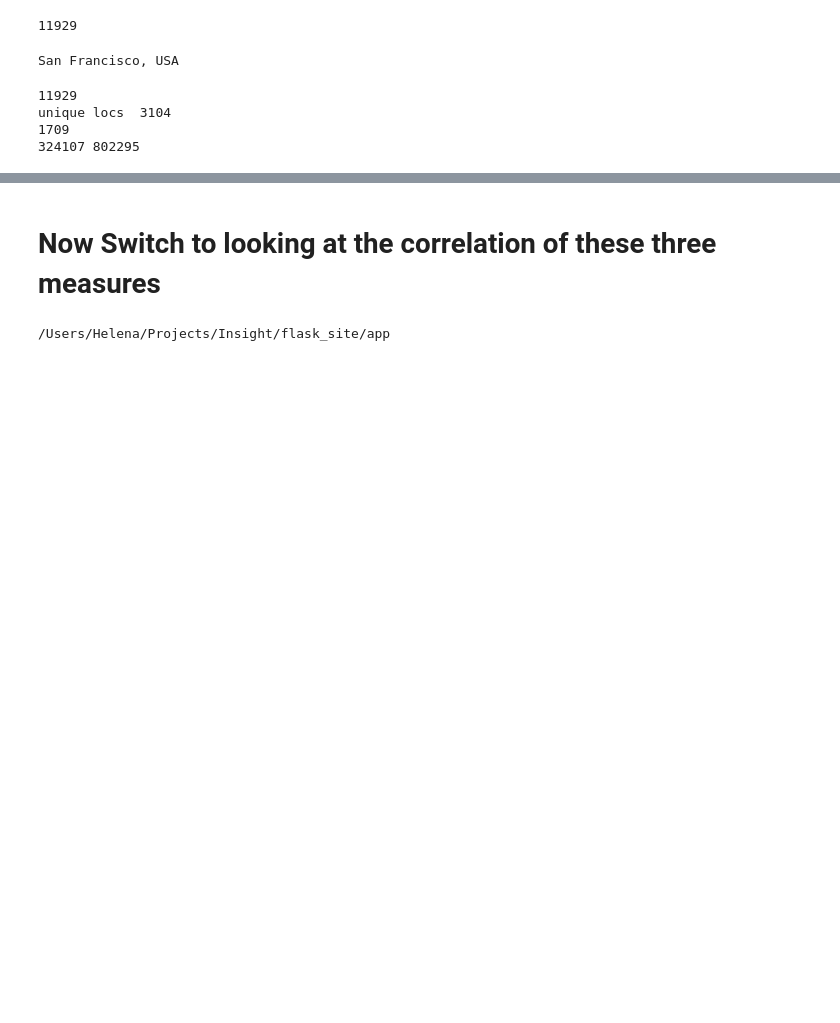
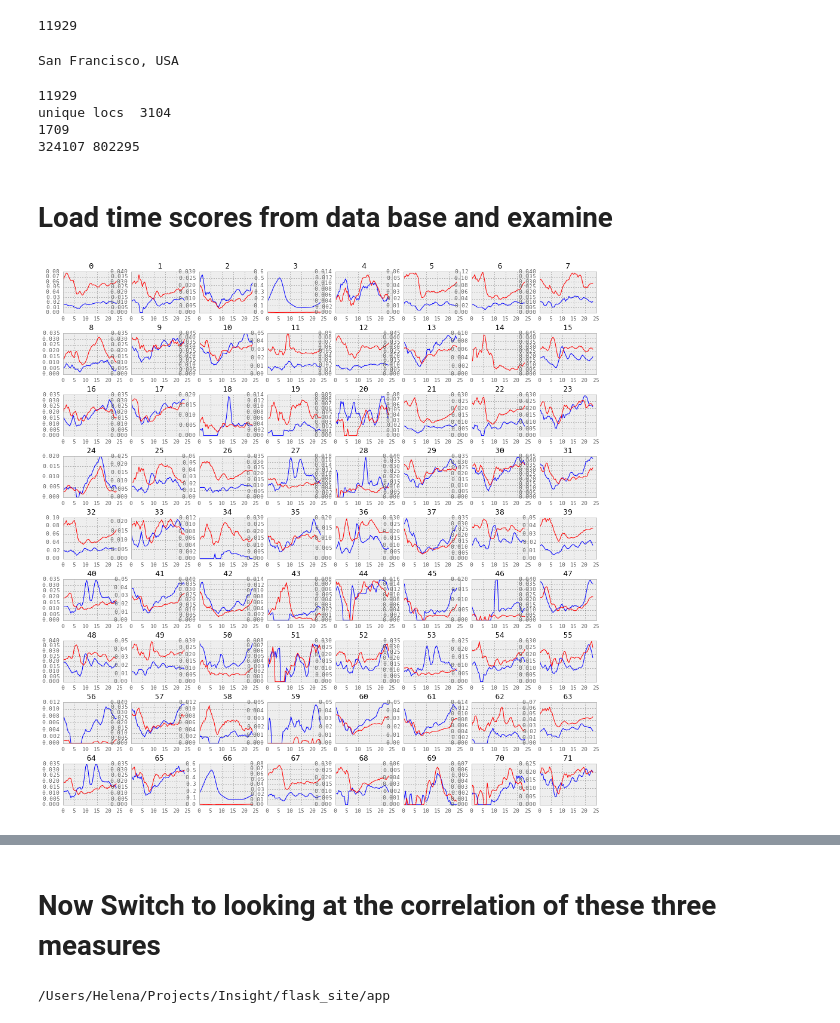
Before and after one commit to helenaxwang/AveNeue, a Jupyter notebook: analyze_flickr.py.ipynb, the cells around one changed output, grey strips where cells are left out. Saved outputs shown, nothing was run; the diff lists cells and outputs as text; code cells hidden in the pictures; blank space fills up the shorter version.

```diff
--- a/analyze_flickr.py.ipynb
+++ b/analyze_flickr.py.ipynb
@@ -638,3 +638,44 @@ if print_locs:
 unique locs  3104
 1709
 324107 802295
+# %% [markdown]
+# Load time scores from data base and examine
+# %%
+# Look at the different time scores for the different locations saved in sql
+import pymysql as mdb
+import pandas as pd
+import numpy as np
+import matplotlib.pyplot as plt
+
+db = mdb.connect('localhost', 'root', '', 'insight')
+with db:
+    cur = db.cursor(mdb.cursors.DictCursor)
+    cur.execute("SELECT * FROM flickr_clusters_nyc2_nycusers")
+    scores_nyc = cur.fetchall()
+    cur.execute("SELECT * FROM flickr_clusters_nyc2_outusers")
+    scores_out = cur.fetchall()
+    cur.execute("SELECT * FROM flickr_clusters_nyc2")
+    scores =cur.fetchall()
+
+scores_nyc = pd.DataFrame(scores_nyc)
+scores_out = pd.DataFrame(scores_out)
+scores = pd.DataFrame(scores)
+
+time_axis = np.linspace(0,24,49)
+time_axis = time_axis[:-1]
+
+hour_keys = [str(x) for x in  np.linspace(0,24,49)]
+hour_keys = hour_keys[:-1]
+
+fig = plt.figure(figsize=(16,16))
+for i in range(72):
+    ax = fig.add_subplot(9,8,i+1)
+    plt.plot(time_axis, scores_nyc.ix[i][hour_keys],'b')
+    plt.plot(time_axis, scores_out.ix[i][hour_keys],'r')
+    plt.ylim(ymin=0)
+    plt.title('%d'%i)
+    #print '%s: %s,%s'%(i, scores['lat'][i], scores['lng'][i])
+#fig.set_size_inches(16,16)
+#plt.savefig('time_score.png',dpi=100)
+# %% [output]
+[figure, added]
```
Also changed, not shown: parts of 1 cell of this notebook, 11 other files.
